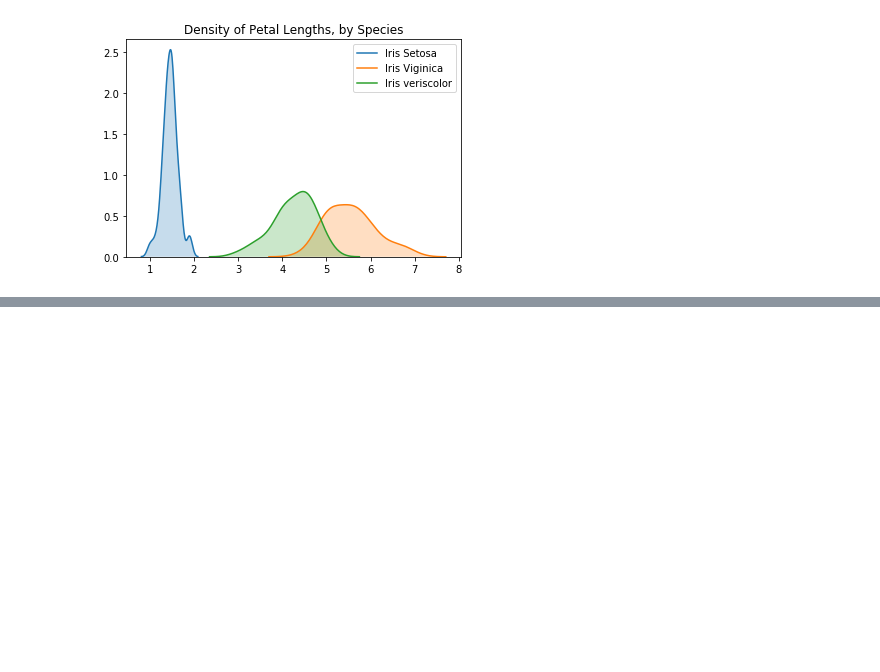
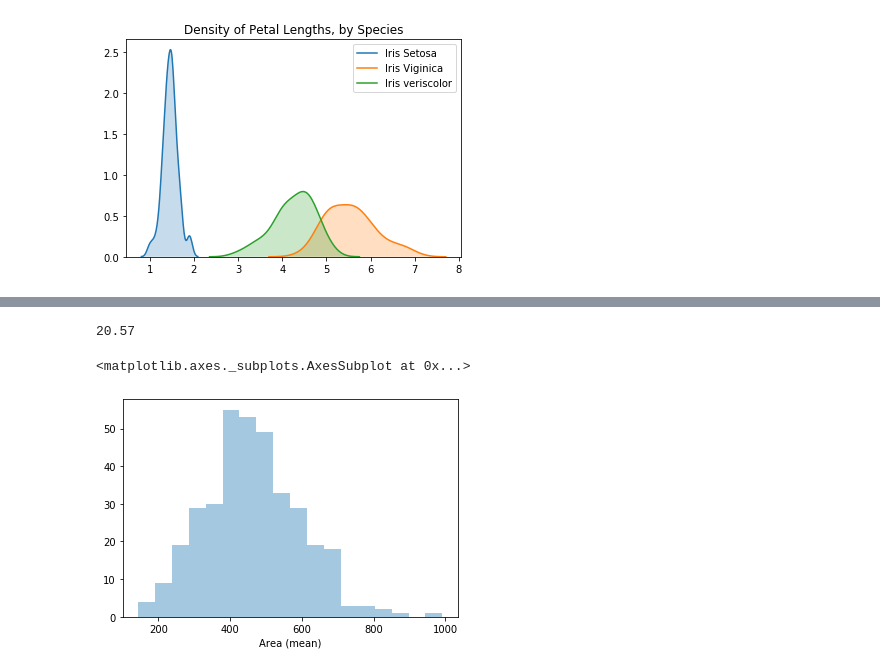
Before and after one commit to wkhosa-wizro/www.kaggle.com-learn, a Jupyter notebook: data-visualization/lessons/distributions/distributions.ipynb, the cells around one changed output, grey strips where cells are left out. Saved outputs shown, nothing was run; the diff lists cells and outputs as text; code cells hidden in the pictures; blank space fills up the shorter version.

```diff
--- a/data-visualization/lessons/distributions/distributions.ipynb
+++ b/data-visualization/lessons/distributions/distributions.ipynb
@@ -92,0 +106,6 @@ plt.legend()
+# %%
+cancer_b_filepath = "../input/data-for-datavis/cancer_b.csv"
+cancer_m_filepath = "../input/data-for-datavis/cancer_m.csv"
+
+cancer_b_data = pd.read_csv(cancer_b_filepath, index_col="Id")
+cancer_m_data = pd.read_csv(cancer_m_filepath, index_col= "Id")
@@ -92,0 +200,9 @@ plt.legend()
+# %%
+mean_radius
+# %% [output]
+20.57
+# %%
+sns.distplot(a=cancer_b_data['Area (mean)'], kde=False)
+# %% [output]
+<matplotlib.axes._subplots.AxesSubplot at 0x...>
+[figure, added]
```
Also changed, not shown: parts of 16 cells of this notebook.
